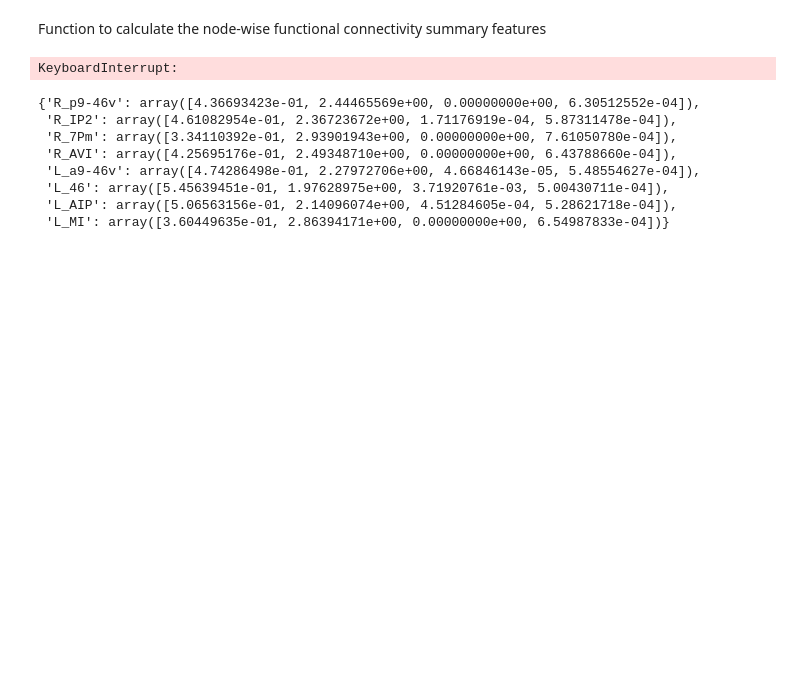
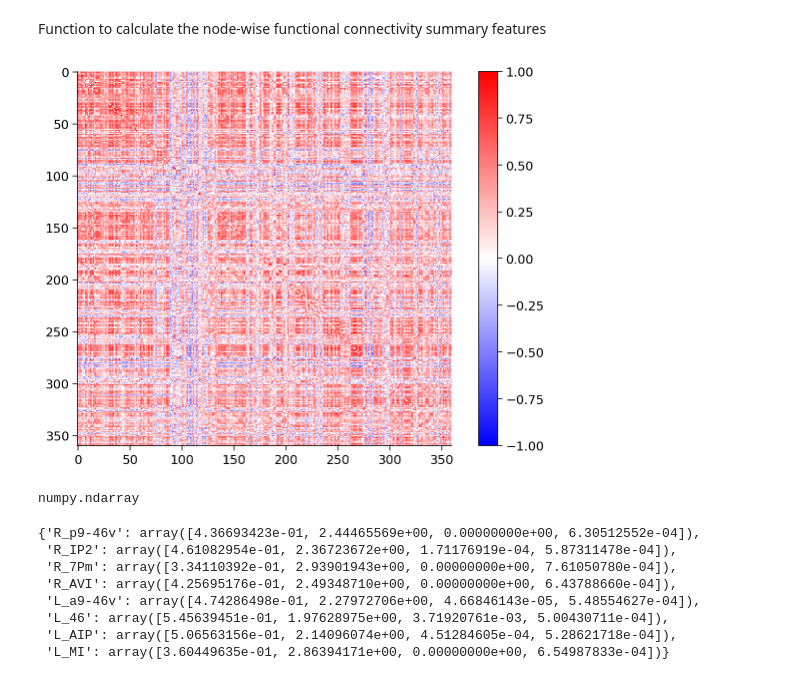
Before and after one commit to andrew-gerlach/small-world-hippos, a Jupyter notebook: load_chp.ipynb, the cells around one changed output. Drawn from its saved outputs; the diff is of its cells as text; code cells hidden in the pictures; blank space fills up the shorter version.

```diff
--- a/load_chp.ipynb
+++ b/load_chp.ipynb
@@ -696,7 +709,7 @@ def graph_threshold(input, numSurr):
   return xp.reshape(results, (*input.shape[:-2], *corrcoef_shape(input)))
 
 
-def surrogate_threshold(input, numSurr):
+def surrogate_threshold(input, numSurr, get_reject=False):
   xp = get_array_mod(input)
   assert(len(input.shape) == 2)
   fc_surr = xp.empty((numSurr, *corrcoef_shape(input)))
@@ -712,11 +725,14 @@ def surrogate_threshold(input, numSurr):
     fc_surr = cp.asnumpy(fc_surr)
   pvals = sc.stats.mstats.ttest_1samp(fc_surr, fc, axis=0).pvalue
   reject = two_d_multipletest(pvals)
-  dropped = fc.copy()[~reject]
+  if get_reject:
+    return reject
+  dropped = fc.copy()
+  dropped[reject] = 0
   fc[~reject] = 0
   if xp is cp:
     fc = cp.asarray(fc)
-  return (fc, dropped)
+  return fc
 
 
 def two_d_multipletest(pvals, method='bonferroni'):
@@ -729,7 +745,7 @@ def phase_randomize(input):
   f_len = input.shape[-1]
   # 1. Calculate the Fourier transform of the original signal.
   f_transform = xp.fft.fft(input, f_len, axis=-1)
-  amplitudes = np.abs(f_transform)
+  amplitudes = xp.abs(f_transform)
   # 2. Generate a vector of random phases (i.e. a random sequence of values in
   #    the range [0, 2pi]) , with length L/2 , where L is the length of the time
   #    series.
@@ -758,3 +774,8 @@ def phase_randomize(input):
 def corrcoef_shape(a):
   assert(len(a.shape) > 1)
   return (a.shape[-2], a.shape[-2])
+
+def fc_filtering(matrix):
+  assert type(matrix) is np.ndarray
+  b, a = sc.signal.bessel(4, [0.01*2*TR, 0.1*2*TR], btype='bandpass')
+  return sc.signal.filtfilt(b,a, matrix, axis=-1)
@@ -761,19 +793,34 @@ def corrcoef_shape(a):
 # %%
-wm = load_wm_data(cp)["2bk"]
-fc_matrix, dropped = surrogate_threshold(wm[2], 500)
-
-plot_density_hist(fc_matrix)
-plot_density_hist(dropped)
+#wm = load_wm_data(cp)["2bk"]
+series = cp.asnumpy(wm[81])
+b, a = sc.signal.bessel(4, [0.01*2*TR, 0.1*2*TR], btype='bandpass')
+series = cp.asarray(sc.signal.filtfilt(b,a, series, axis=1))
+connectivity = cp.corrcoef(series)
+connectivity = cp.asnumpy(connectivity)
+connectivity = cp.asnumpy(surrogate_threshold(series, 500))
+#reject = cp.asnumpy(surrogate_threshold(series, 500))
+# fc_matrix = cp.asnumpy(fc_matrix)
+# dropped = cp.asnumpy(dropped)
+# plot_density_hist(fc_matrix)
+# plot_density_hist(dropped)
 # if use_node_names:
 #   fc_matrix.columns = region_info["name"]
 #   fc_matrix.index = region_info["name"]
 #   fc_matrix = fc_matrix.sort_index(0).sort_index(0)
 
-plt.imshow(fc_matrix, interpolation="none", cmap="bwr", vmin=-1, vmax=1)
+plt.imshow(connectivity, interpolation="none", cmap="bwr", vmin=-1, vmax=1)
 plt.colorbar()
 plt.show()
+# plt.imshow(reject, interpolation="none", cmap="bwr", vmin=-1, vmax=1)
+# plt.colorbar()
+# plt.show()
 # %% [output]
-KeyboardInterrupt:
+[figure, added]
+# %%
+ch = Checkpoint()
+type(ch.load_checkpoint('wm_2bk'))
+# %% [output]
+numpy.ndarray
 # %%
 hubs = np.load('.checkpoints/hubness.npy', allow_pickle=True)
 hubs[0]
```
Also changed, not shown: parts of 9 cells of this notebook.
